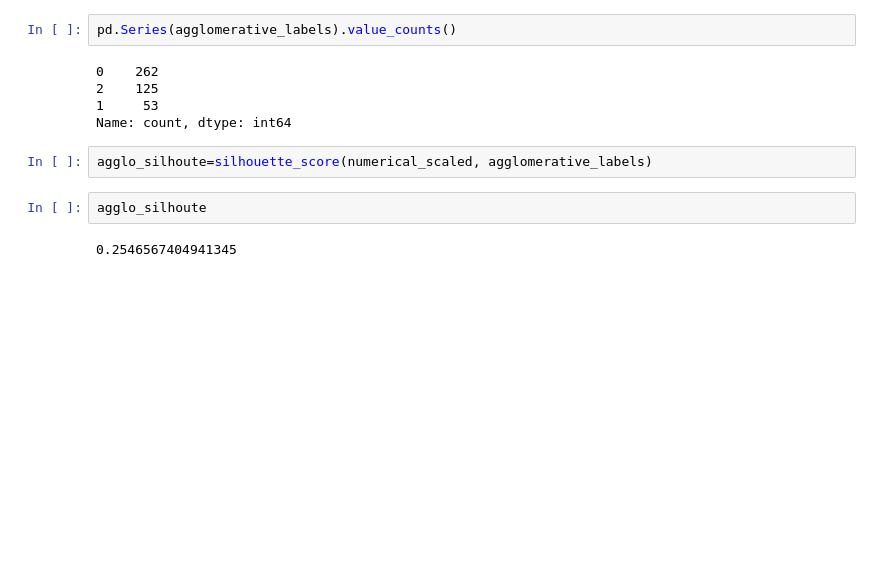
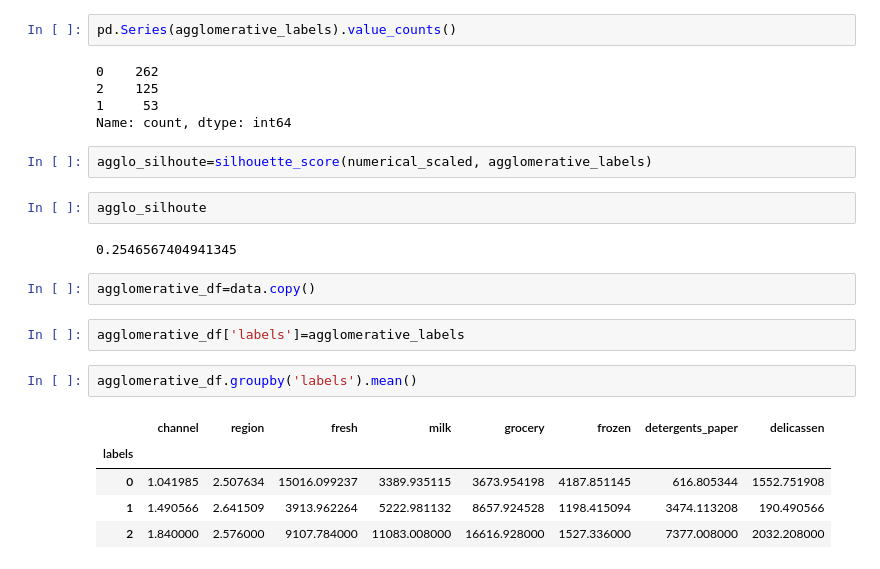
Before and after one commit to Kartikshard/Whole-Sale-Customer-Segmentation, a Jupyter notebook: notebooks/01_EDA.ipynb, the cells around one changed output. Cells and saved outputs as stored; diff of their text form; blank space fills up the shorter version.

```diff
--- a/notebooks/01_EDA.ipynb
+++ b/notebooks/01_EDA.ipynb
@@ -445,3 +445,15 @@ agglo_silhoute=silhouette_score(numerical_scaled, agglomerative_labels)
 agglo_silhoute
 # %% [output]
 0.2546567404941345
+# %%
+agglomerative_df=data.copy()
+# %%
+agglomerative_df['labels']=agglomerative_labels
+# %%
+agglomerative_df.groupby('labels').mean()
+# %% [output]
+|  | channel | region | fresh | milk | grocery | frozen | detergents_paper | delicassen |
+| labels |  |  |  |  |  |  |  |  |
+| 0 | 1.041985 | 2.507634 | 15016.099237 | 3389.935115 | 3673.954198 | 4187.851145 | 616.805344 | 1552.751908 |
+| 1 | 1.490566 | 2.641509 | 3913.962264 | 5222.981132 | 8657.924528 | 1198.415094 | 3474.113208 | 190.490566 |
+| 2 | 1.840000 | 2.576000 | 9107.784000 | 11083.008000 | 16616.928000 | 1527.336000 | 7377.008000 | 2032.208000 |
```
Also changed, not shown: parts of 5 cells of this notebook.
